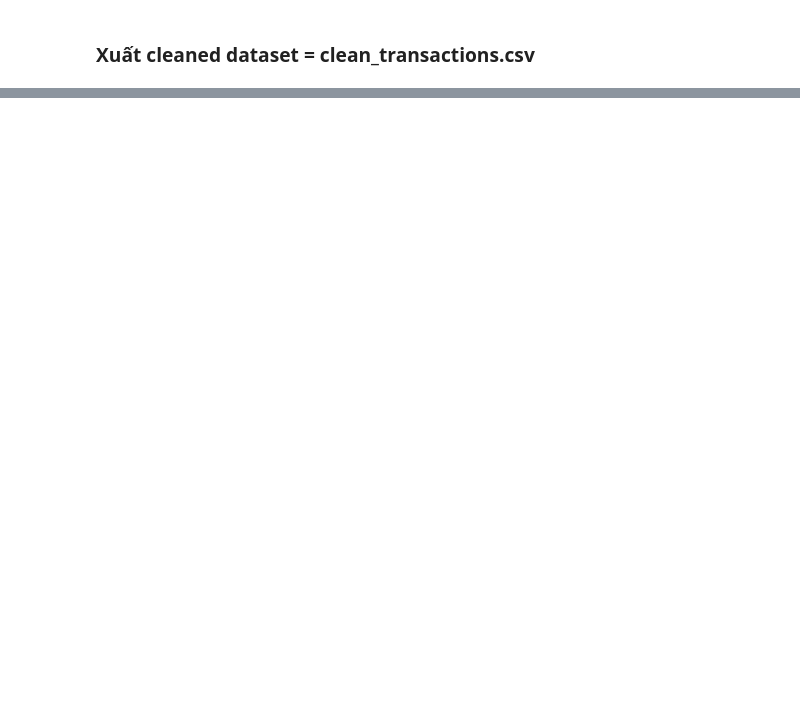
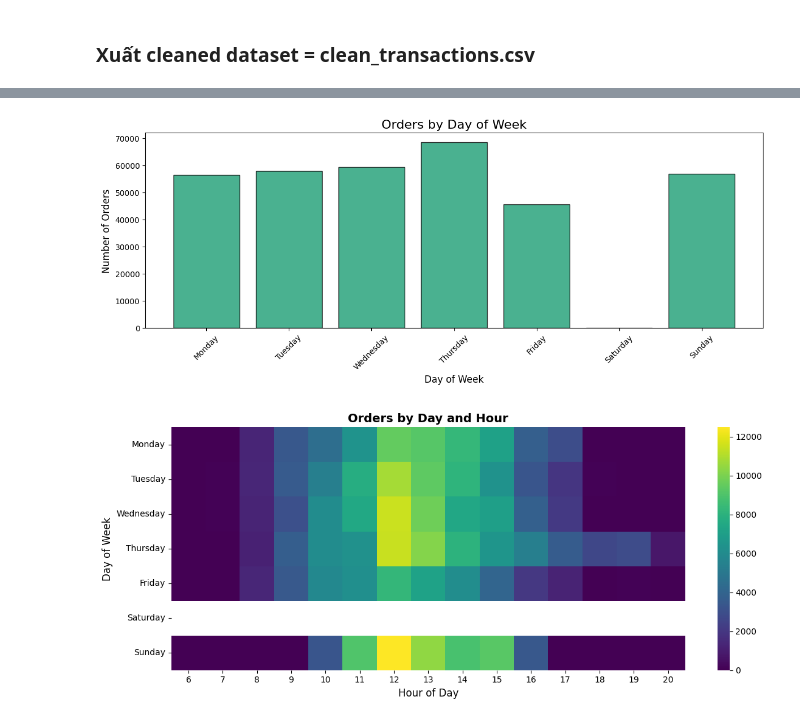
Before and after one commit to AIO-OIA-Organization/AIO_OIA_Project01_Customer_Segmentation, a Jupyter notebook: notebooks/01_cleaning_and_eda_1.ipynb, the cells around one changed output, grey strips where cells are left out. Cells and saved outputs as stored; diff of their text form; code cells hidden in the pictures; blank space fills up the shorter version.

```diff
--- a/notebooks/01_cleaning_and_eda_1.ipynb
+++ b/notebooks/01_cleaning_and_eda_1.ipynb
@@ -213,0 +243,9 @@ Dữ liệu đã được lưu vào: ../data/processed/clean_transactions.csv
+# %%
+fig_wd, _ = EDAOrchestrator.orders_by_trend_orchestrator(df, freq='weekday')
+results['figures']['orders_by_weekday'] = fig_wd
+
+fig_h, _ = EDAOrchestrator.orders_by_trend_orchestrator(df, freq='hour')
+results['figures']['orders_by_hour'] = fig_h
+# %% [output]
+[figure, added]
+[figure, added]
```
Also changed, not shown: parts of 16 cells of this notebook, 15 other files.
